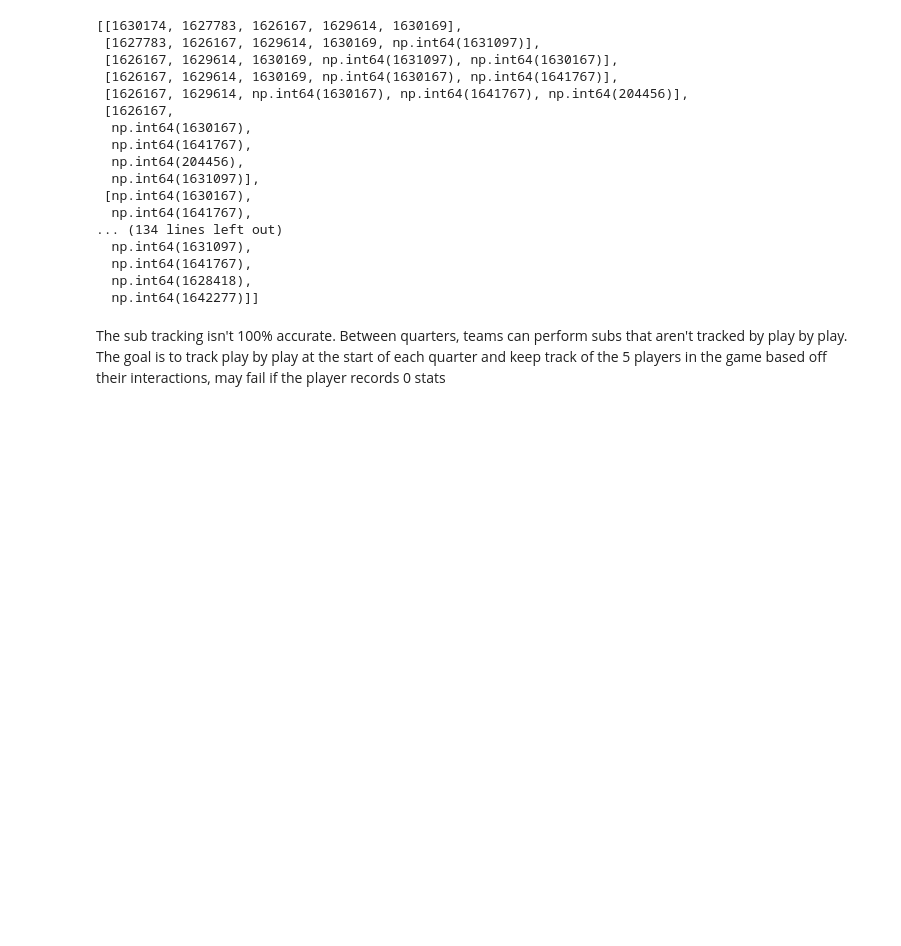
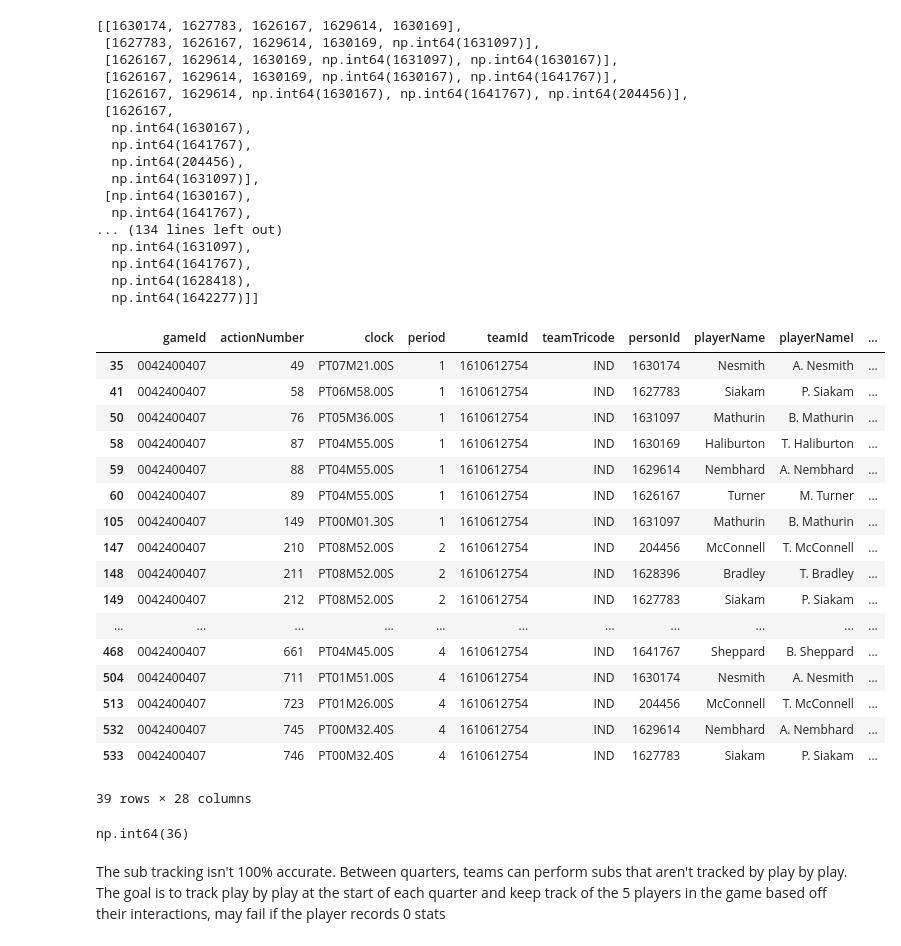
Before and after one commit to rickpatking/Lineups_Impact, a Jupyter notebook: notebooks/02_lineup_tracking_prototype.ipynb, the cells around one changed output. Cells and saved outputs as stored; diff of their text form; code cells hidden in the pictures; blank space fills up the shorter version.

```diff
--- a/notebooks/02_lineup_tracking_prototype.ipynb
+++ b/notebooks/02_lineup_tracking_prototype.ipynb
@@ -254,6 +254,31 @@ all_lineups
   np.int64(1641767),
   np.int64(1628418),
   np.int64(1642277)]]
+# %%
+pacer_subs
+# %% [output]
+|  | gameId | actionNumber | clock | period | teamId | teamTricode | personId | playerName | playerNameI | ... |
+| 35 | 0042400407 | 49 | PT07M21.00S | 1 | 1610612754 | IND | 1630174 | Nesmith | A. Nesmith | ... |
+| 41 | 0042400407 | 58 | PT06M58.00S | 1 | 1610612754 | IND | 1627783 | Siakam | P. Siakam | ... |
+| 50 | 0042400407 | 76 | PT05M36.00S | 1 | 1610612754 | IND | 1631097 | Mathurin | B. Mathurin | ... |
+| 58 | 0042400407 | 87 | PT04M55.00S | 1 | 1610612754 | IND | 1630169 | Haliburton | T. Haliburton | ... |
+| 59 | 0042400407 | 88 | PT04M55.00S | 1 | 1610612754 | IND | 1629614 | Nembhard | A. Nembhard | ... |
+| 60 | 0042400407 | 89 | PT04M55.00S | 1 | 1610612754 | IND | 1626167 | Turner | M. Turner | ... |
+| 105 | 0042400407 | 149 | PT00M01.30S | 1 | 1610612754 | IND | 1631097 | Mathurin | B. Mathurin | ... |
+| 147 | 0042400407 | 210 | PT08M52.00S | 2 | 1610612754 | IND | 204456 | McConnell | T. McConnell | ... |
+| 148 | 0042400407 | 211 | PT08M52.00S | 2 | 1610612754 | IND | 1628396 | Bradley | T. Bradley | ... |
+| 149 | 0042400407 | 212 | PT08M52.00S | 2 | 1610612754 | IND | 1627783 | Siakam | P. Siakam | ... |
+| ... | ... | ... | ... | ... | ... | ... | ... | ... | ... | ... |
+| 468 | 0042400407 | 661 | PT04M45.00S | 4 | 1610612754 | IND | 1641767 | Sheppard | B. Sheppard | ... |
+| 504 | 0042400407 | 711 | PT01M51.00S | 4 | 1610612754 | IND | 1630174 | Nesmith | A. Nesmith | ... |
+| 513 | 0042400407 | 723 | PT01M26.00S | 4 | 1610612754 | IND | 204456 | McConnell | T. McConnell | ... |
+| 532 | 0042400407 | 745 | PT00M32.40S | 4 | 1610612754 | IND | 1629614 | Nembhard | A. Nembhard | ... |
+| 533 | 0042400407 | 746 | PT00M32.40S | 4 | 1610612754 | IND | 1627783 | Siakam | P. Siakam | ... |
+39 rows × 28 columns
+# %%
+pacer_subs['actionId'].iloc[0]
+# %% [output]
+np.int64(36)
 # %% [markdown]
 The sub tracking isn't 100% accurate. Between quarters, teams can perform subs that aren't tracked by play by play.
 The goal is to track play by play at the start of each quarter and keep track of the 5 players in the game based off their interactions, may fail if the player records 0 stats
```
Also changed, not shown: parts of 5 cells of this notebook, 6 other files.
